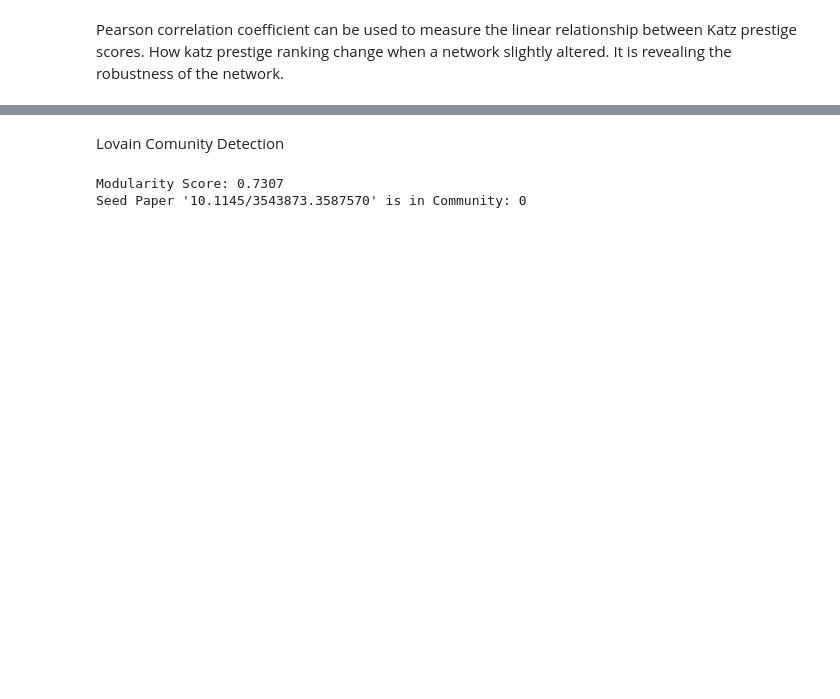
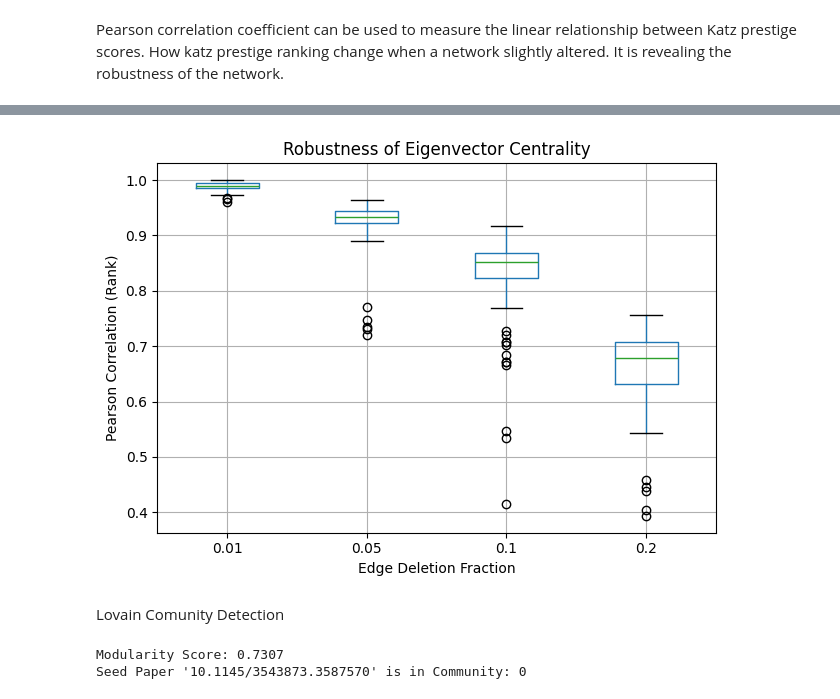
Before and after one commit to Thenuja-S/Graph-Theoretic-Research-Project, a Jupyter notebook: scripts/GenerateNetowrkX_Graph.ipynb, the cells around one changed output, grey strips where cells are left out. Drawn from its saved outputs; the diff is of its cells as text; code cells hidden in the pictures; blank space fills up the shorter version.

```diff
--- a/scripts/GenerateNetowrkX_Graph.ipynb
+++ b/scripts/GenerateNetowrkX_Graph.ipynb
@@ -223,0 +253,92 @@ plt.show()
+# %%
+delete_fractions = [0.01, 0.05, 0.10, 0.20]
+num_repeats = 100
+
+MAX_ITER = 5000
+TOL = 1e-6
+RANDOM_SEED = 42  # for reproducibility
+
+rng = random.Random(RANDOM_SEED)
+
+def eigenvector_centrality_safe(G_original, max_iter=5000, tol=1e-6, weight=None, fallback_scc=True):
+    try:
+        return nx.eigenvector_centrality(G_original, max_iter=max_iter, tol=tol, weight=weight)
+    except nx.PowerIterationFailedConvergence:
+        if not fallback_scc:
+            raise
+
+        sccs = list(nx.strongly_connected_components(G_original))
+        if not sccs:
+            return {}
+
+        largest_scc = max(sccs, key=len)
+        if len(largest_scc) < 3:
+            return {}
+
+        G_scc = G_original.subgraph(largest_scc).copy()
+        return nx.eigenvector_centrality(G_scc, max_iter=max_iter, tol=tol, weight=weight)
+
+# def eigenvector_centrality_safe(G, weight=None, max_iter=5000, tol=1e-6):
+#     sccs = list(nx.strongly_connected_components(G))
+#     if not sccs:
+#         return {}
+#     largest_scc = max(sccs, key=len)
+#     if len(largest_scc) < 3:
+#         return {}
+#     H = G.subgraph(largest_scc).copy()
+
+#     try:
+#         return nx.eigenvector_centrality_numpy(H, weight=weight, max_iter=max_iter, tol=tol)
+#     except Exception:
+#         return nx.eigenvector_centrality(H, weight=weight, max_iter=max_iter, tol=tol)
+
+# 1) Baseline eigenvector centrality + ranks
+# eig_orig = eigenvector_centrality_safe(G_original, max_iter=MAX_ITER, tol=TOL, weight=None)
+eig_orig_rank = pd.Series(eigen_centrality).rank(method="min")
+
+# Precompute edges list for speed
+edges_list = list(G_original.edges())
+m = len(edges_list)
+
+results = []
+for frac in delete_fractions:
+    for run in range(num_repeats):
+        G_temp = G_original.copy()
+        num_edges_remove = int(frac * m)
+        removed_edges = random.sample(list(G_temp.edges()), num_edges_remove)
+        # removed_edges = rng.sample(edges_list, num_edges_remove)
+        G_temp.remove_edges_from(removed_edges)
+
+        try:
+            eig_temp = eigenvector_centrality_safe(G_temp, max_iter=MAX_ITER, tol=TOL, weight=None, fallback_scc=True)
+            eig_temp_rank = pd.Series(eig_temp).reindex(eig_orig_rank.index).rank(method="min")
+            valid = eig_orig_rank.notna() & eig_temp_rank.notna()
+            if valid.sum() >= 2:
+                corr, _ = pearsonr(eig_orig_rank[valid], eig_temp_rank[valid])
+            else:
+                corr = np.nan
+
+        except Exception:
+            corr = np.nan
+
+        results.append({
+            "Fraction_Removed": frac,
+            "Run": run,
+            "Pearson_Correlation": corr,
+            "Num_Edges_Removed": num_edges_remove
+        })
+
+results_df = pd.DataFrame(results)
+
+plt.figure(figsize=(8, 5))
+results_df.boxplot(column="Pearson_Correlation", by="Fraction_Removed")
+plt.title("Robustness of Eigenvector Centrality")
+plt.suptitle("")
+plt.xlabel("Edge Deletion Fraction")
+plt.ylabel("Pearson Correlation (Rank)")
+plt.grid(True)
+plt.tight_layout()
+plt.show()
+
+# results_df.head(15)
+# %% [output]
@@ -224,3 +346,4 @@ plt.show()
+[figure, added]
 # %% [markdown]
 Lovain Comunity Detection
 # %%
```
Also changed, not shown: parts of 11 cells of this notebook, 5 other files.
